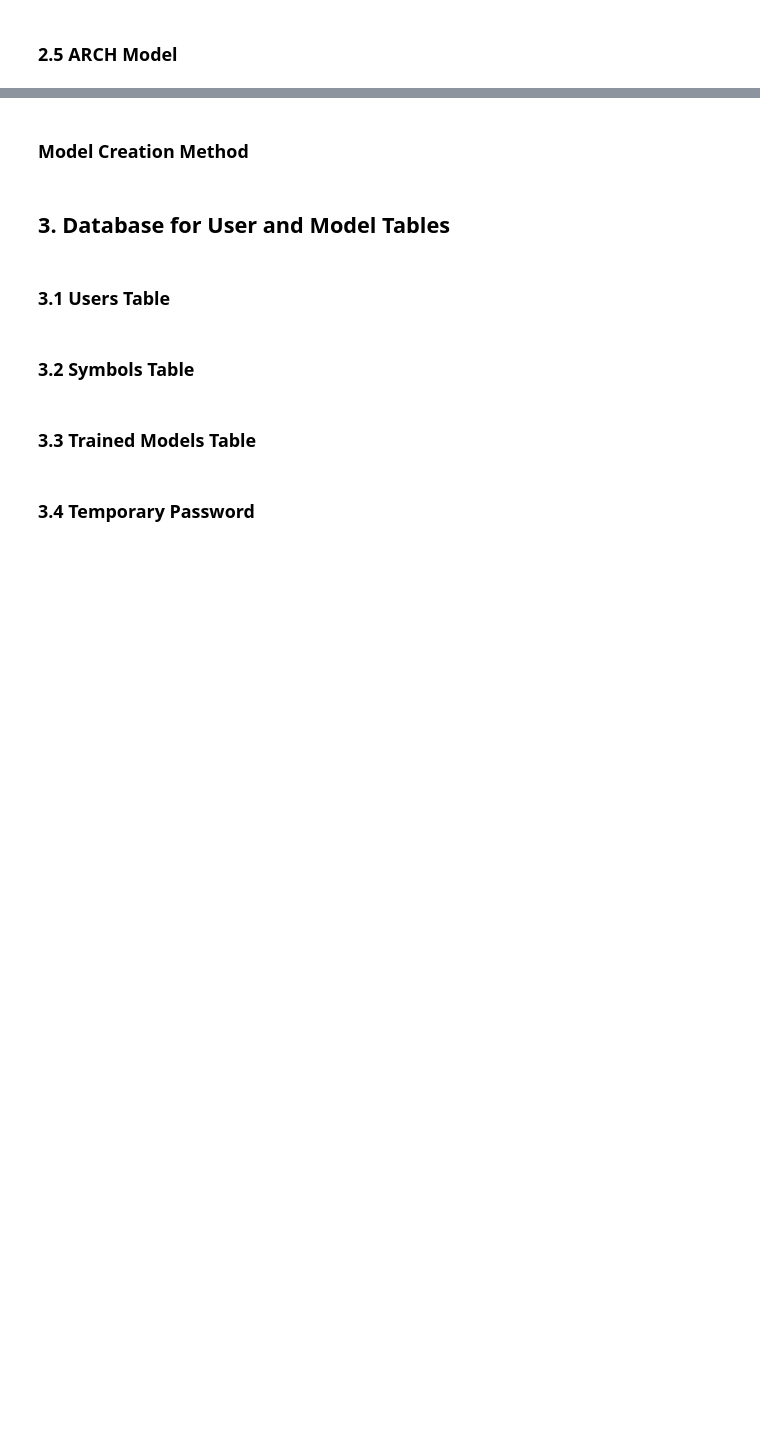
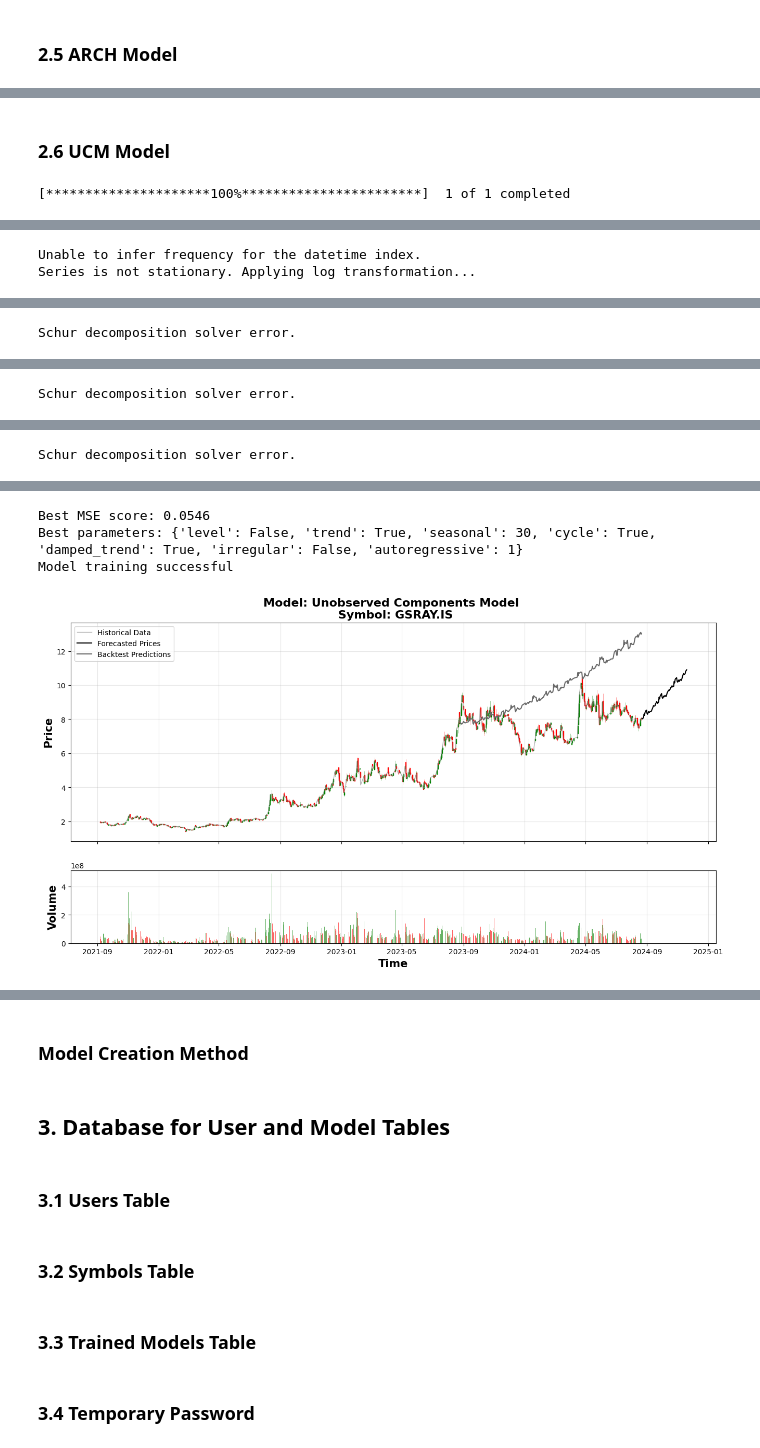
Before and after one commit to doganparlak/AiDea, a Jupyter notebook: backend.ipynb, the cells around one changed output, grey strips where cells are left out. Saved outputs shown, nothing was run; the diff lists cells and outputs as text; code cells hidden in the pictures; blank space fills up the shorter version.

```diff
--- a/backend.ipynb
+++ b/backend.ipynb
@@ -1112,0 +1237,2 @@ model.forecast(forecast_days)
+# %% [markdown]
+### 2.6 UCM Model
@@ -1112,0 +1439,14 @@ model.forecast(forecast_days)
+# %%
+symbol = 'GSRAY.IS'
+data_length = 1080
+forecast_days = 90
+#Set start and end date
+now = datetime.now()
+start_date =  (now - timedelta(days = data_length)).strftime("%Y-%m-%d")
+end_date = now.strftime("%Y-%m-%d")
+data = fetch_data(symbol, start_date, end_date)
+model = UCM_model(data, symbol)
+model.train()
+model.forecast(forecast_days)
+# %% [output]
+[*********************100%***********************]  1 of 1 completed
@@ -1112,0 +1454,2 @@ model.forecast(forecast_days)
+Unable to infer frequency for the datetime index.
+Series is not stationary. Applying log transformation...
@@ -1112,0 +1459 @@ model.forecast(forecast_days)
+Schur decomposition solver error.
@@ -1112,0 +1465 @@ model.forecast(forecast_days)
+Schur decomposition solver error.
@@ -1112,0 +1485 @@ model.forecast(forecast_days)
+Schur decomposition solver error.
@@ -1112,0 +1489,4 @@ model.forecast(forecast_days)
+Best MSE score: 0.0546
+Best parameters: {'level': False, 'trend': True, 'seasonal': 30, 'cycle': True, 'damped_trend': True, 'irregular': False, 'autoregressive': 1}
+Model training successful
+[figure, added]
```
Also changed, not shown: parts of 13 cells of this notebook, 3 other files.
